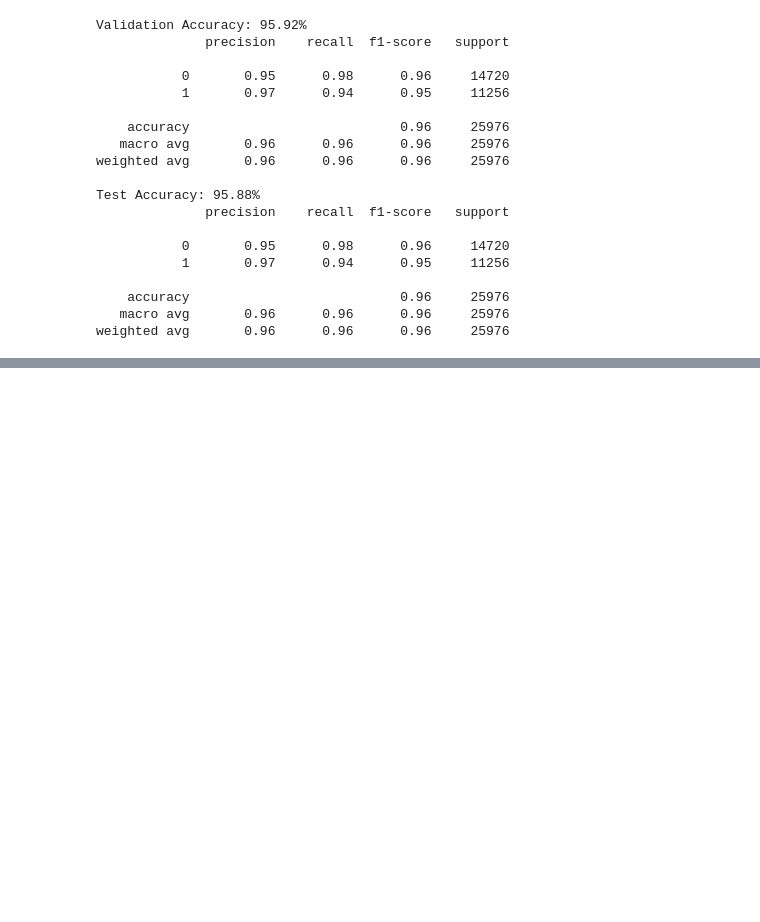
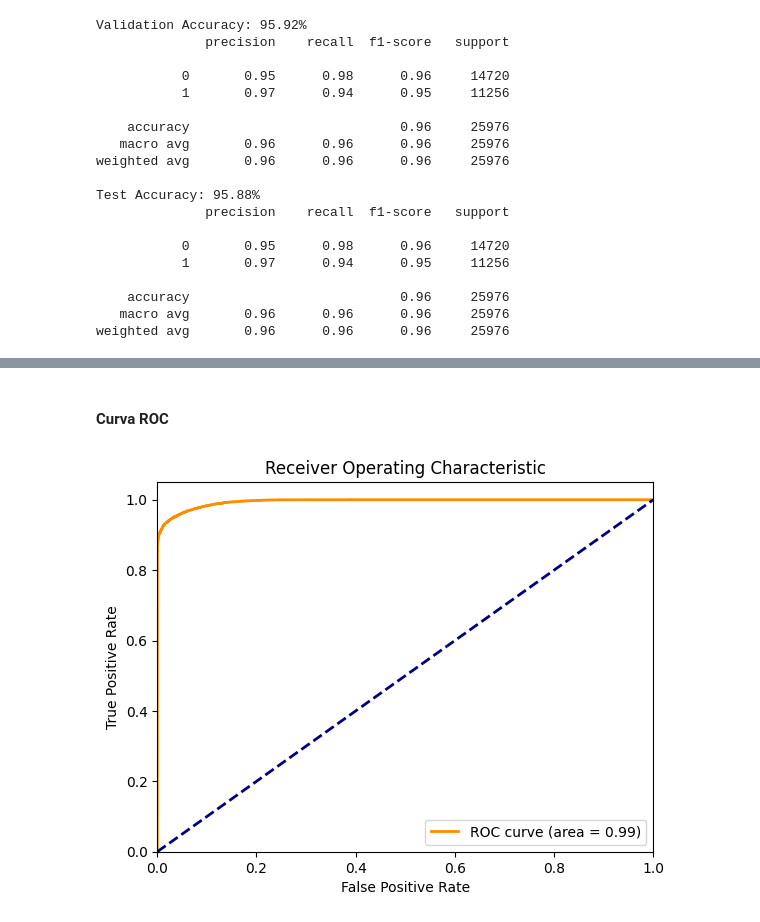
Before and after one commit to CynaraCosta/final-project-if702, a Jupyter notebook: main.ipynb, the cells around one changed output, grey strips where cells are left out. Cells and saved outputs as stored; diff of their text form; code cells hidden in the pictures; blank space fills up the shorter version.

```diff
--- a/main.ipynb
+++ b/main.ipynb
@@ -571,0 +633,20 @@ weighted avg       0.96      0.96      0.96     25976
+# %%
+from xgboost import XGBClassifier
+
+n_estimators = 200  # Número de árvores (estimadores)
+max_depth = 30  # Profundidade máxima da árvore
+learning_rate = 0.1  # Taxa de aprendizado
+subsample = 0.8  # Fração de amostras usadas para treinar cada árvore
+min_child_weight = 2  # Min_samples_leaf (para folhas de amostras mínimas)
+
+# Treinando o modelo
+xgb_model = XGBClassifier(
+    n_estimators=n_estimators,
+    max_depth=max_depth,
+    learning_rate=learning_rate,
+    subsample=subsample,
+    min_child_weight=min_child_weight,
+    objective='binary:logistic',  # Para problemas de classificação binária
+    random_state=42
+)
+xgb_model.fit(X_train, y_train)
@@ -571,0 +703,24 @@ weighted avg       0.96      0.96      0.96     25976
+# %% [markdown]
+#### Curva ROC
+# %%
+from sklearn.metrics import roc_curve, auc
+import matplotlib.pyplot as plt
+
+y_test_proba = xgb_model.predict_proba(X_test)[:, 1]
+
+fpr, tpr, thresholds = roc_curve(y_test, y_test_proba)
+
+roc_auc = auc(fpr, tpr)
+
+plt.figure()
+plt.plot(fpr, tpr, color='darkorange', lw=2, label=f'ROC curve (area = {roc_auc:.2f})')
+plt.plot([0, 1], [0, 1], color='navy', lw=2, linestyle='--')
+plt.xlim([0.0, 1.0])
+plt.ylim([0.0, 1.05])
+plt.xlabel('False Positive Rate')
+plt.ylabel('True Positive Rate')
+plt.title('Receiver Operating Characteristic')
+plt.legend(loc='lower right')
+plt.show()
+# %% [output]
+[figure, added]
```
Also changed, not shown: parts of 38 cells of this notebook, 1 other file.
